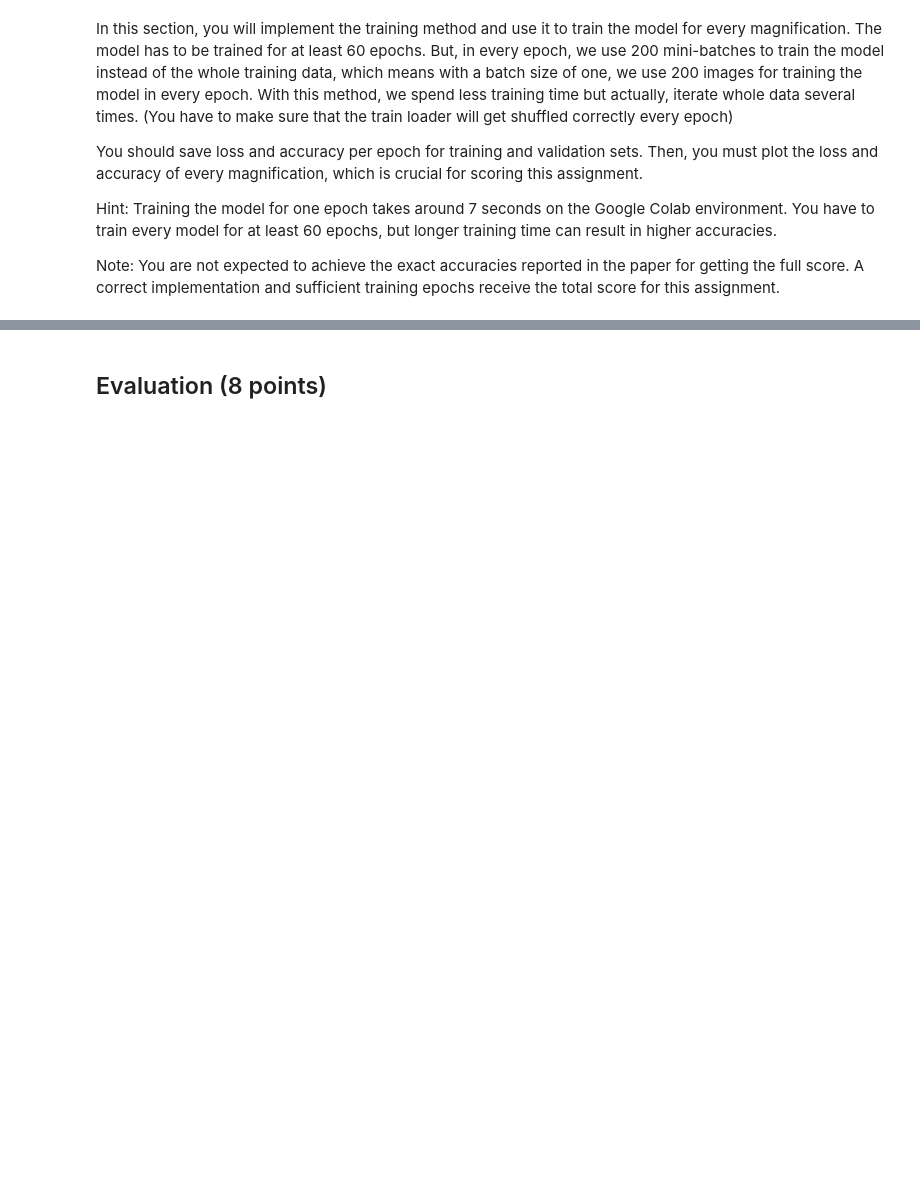
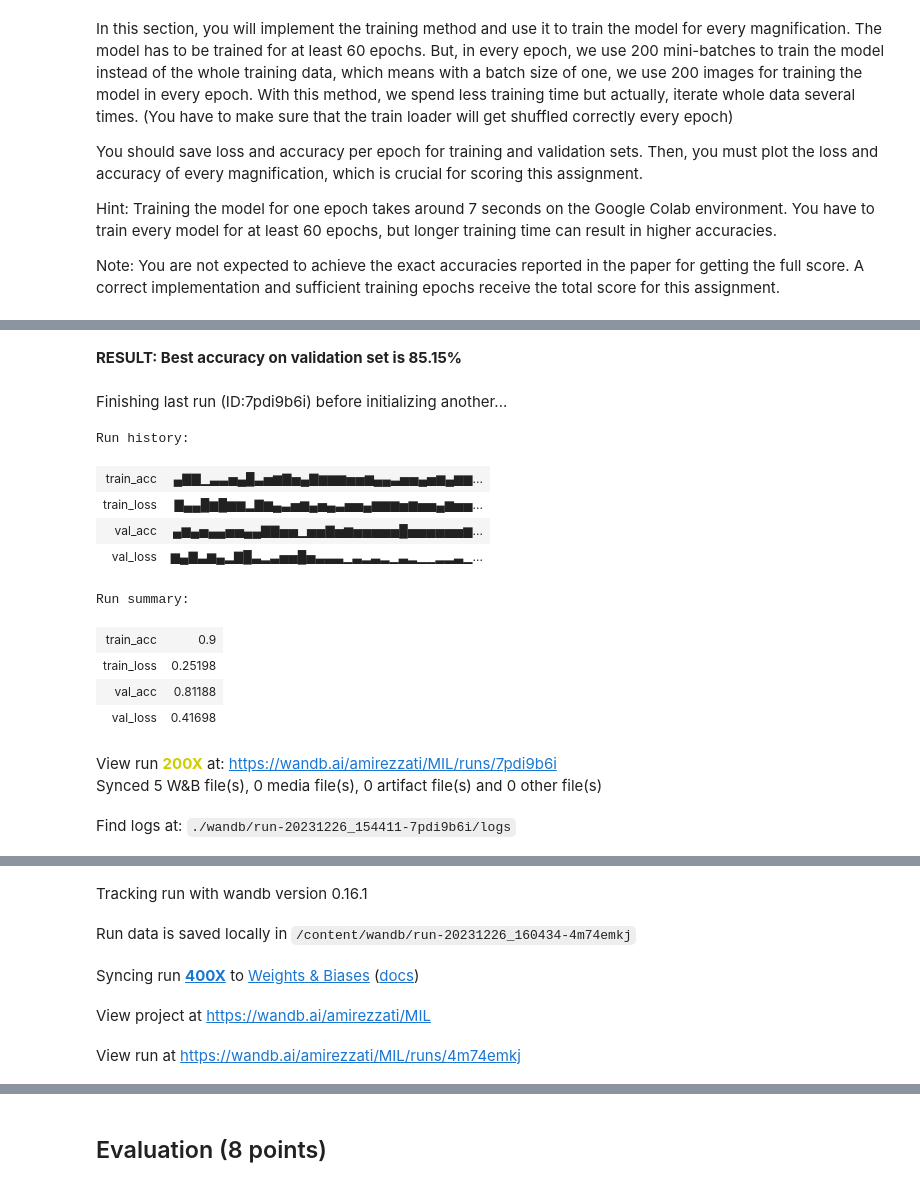
Before and after one commit to amirezzati/iabi, a Jupyter notebook: homeworks/HW4/pract/HW4_MIL.ipynb, the cells around one changed output, grey strips where cells are left out. Drawn from its saved outputs; the diff is of its cells as text; code cells hidden in the pictures; blank space fills up the shorter version.

```diff
--- a/homeworks/HW4/pract/HW4_MIL.ipynb
+++ b/homeworks/HW4/pract/HW4_MIL.ipynb
@@ -118,0 +614,38 @@ magn = "400X"
+# %% [markdown]
+**RESULT: Best accuracy on validation set is 85.15%**
+# %%
+# Train the model on the 400X data here (1 points)
+model_path = '/content/best_model_after400X.pt'
+epochs = 60
+magn = "400X"
+
+wandb.init(
+    # set the wandb project where this run will be logged
+    project="MIL",
+
+    # track hyperparameters and run metadata
+    config={
+    "learning_rate": lr,
+    "architecture": "Attention-based Deep Multiple Instance Learning",
+    "epochs": epochs,
+    },
+    name=magn
+)
+
+# model = torch.load(model_path)
+train(dataloader[magn])
+# %% [output]
+Finishing last run (ID:7pdi9b6i) before initializing another...
+Run history:
+| train_acc | ▄▇▇▁▃▃▅▄█▃▅▆▇▅▄▇▆▆▆▅▅▆▄▄▃▅▅▄▅▆▄▆▆... |
+| train_loss | ▇▄▄█▆█▆▆▂▇▆▄▃▅▆▄▅▄▃▅▅▄▆▆▆▅▆▅▅▄▆▅▅... |
+| val_acc | ▄▆▄▅▄▄▅▅▄▄▇▇▅▅▁▅▅▇▅▆▅▅▅▅▅█▅▅▅▅▅▅▆... |
+| val_loss | ▆▄▇▃▆▄▂▇█▃▂▃▅▅█▅▃▃▃▁▃▂▃▂▁▃▂▁▁▂▂▃▁... |
+Run summary:
+| train_acc | 0.9 |
+| train_loss | 0.25198 |
+| val_acc | 0.81188 |
+| val_loss | 0.41698 |
+View run 200X at: https://wandb.ai/amirezzati/MIL/runs/7pdi9b6i
+Synced 5 W&B file(s), 0 media file(s), 0 artifact file(s) and 0 other file(s)
+Find logs at: ./wandb/run-20231226_154411-7pdi9b6i/logs
@@ -118,0 +653,5 @@ magn = "400X"
+Tracking run with wandb version 0.16.1
+Run data is saved locally in /content/wandb/run-20231226_160434-4m74emkj
+Syncing run 400X to Weights & Biases (docs)
+View project at https://wandb.ai/amirezzati/MIL
+View run at https://wandb.ai/amirezzati/MIL/runs/4m74emkj
```
Also changed, not shown: parts of 45 cells of this notebook.
